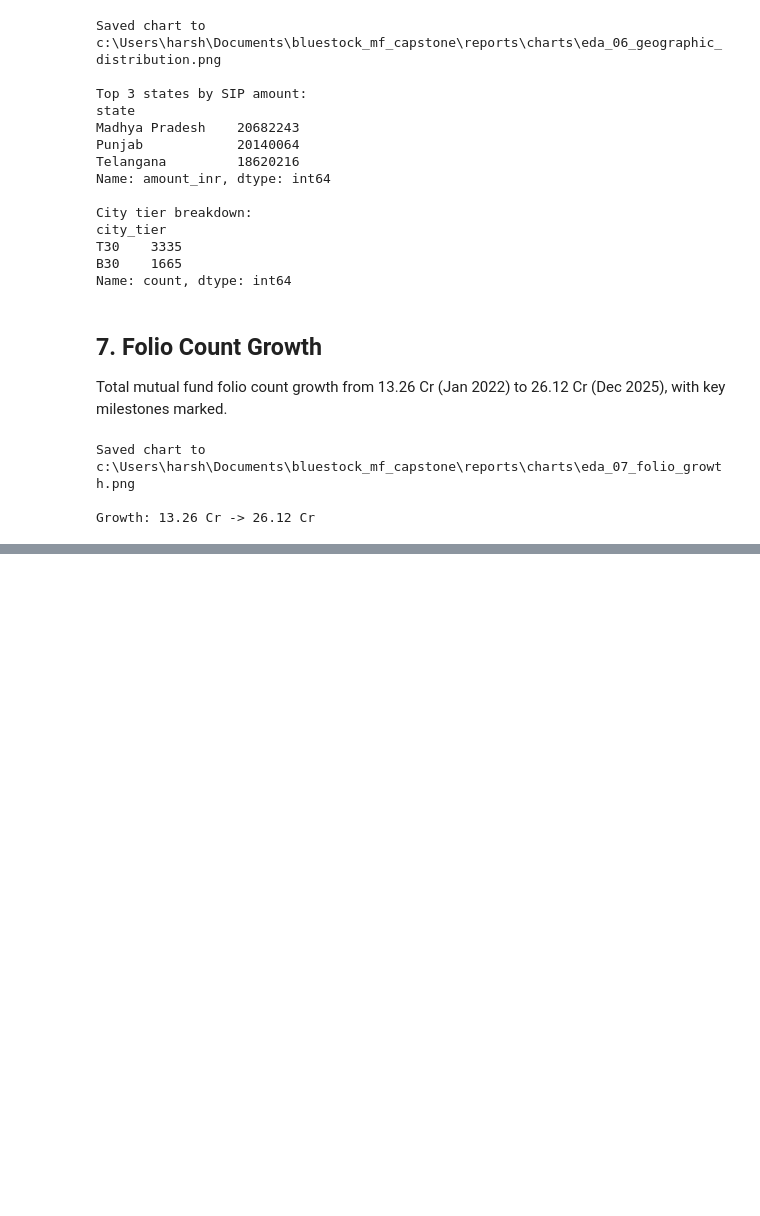
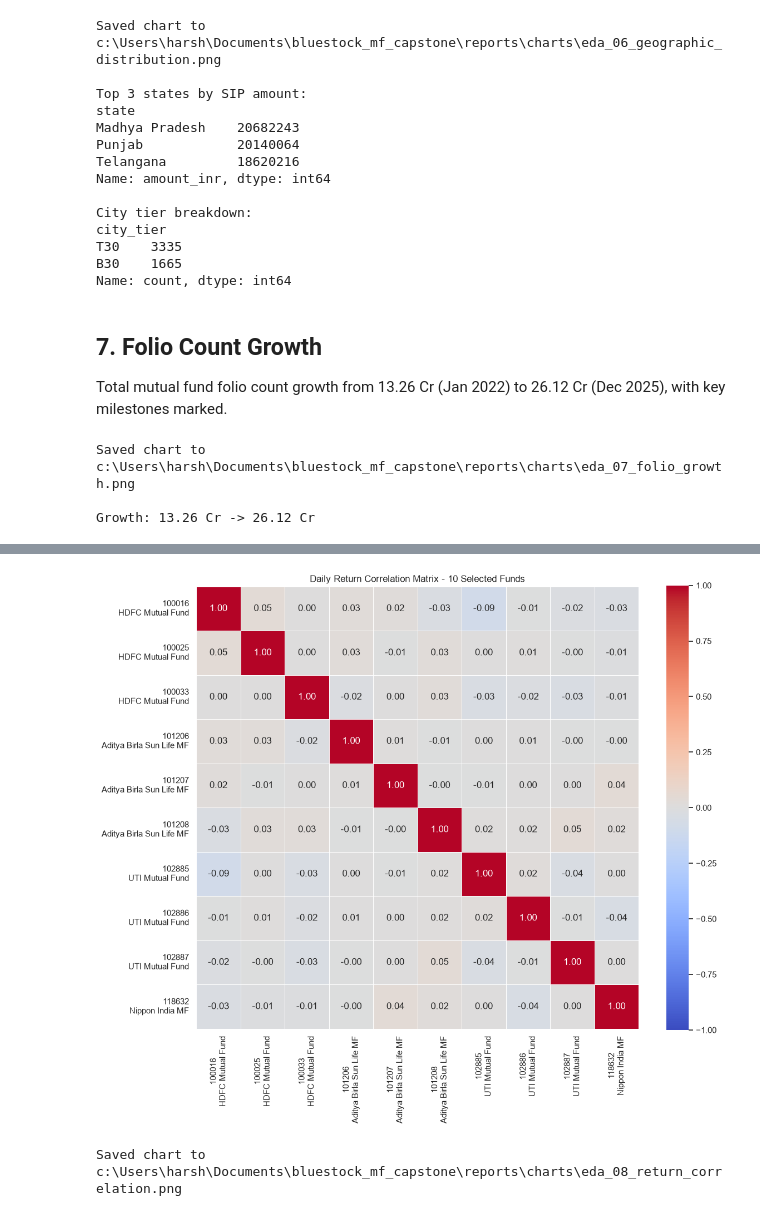
Before and after one commit to harshithnaidu123/bluestock_mf_capstone, a Jupyter notebook: notebooks/03_eda_analysis.ipynb, the cells around one changed output, grey strips where cells are left out. Drawn from its saved outputs; the diff is of its cells as text; code cells hidden in the pictures; blank space fills up the shorter version.

Commit message:
Day 3: NAV return correlation matrix complete for 10 selected funds

```diff
--- a/notebooks/03_eda_analysis.ipynb
+++ b/notebooks/03_eda_analysis.ipynb
@@ -365,0 +370,37 @@ Growth: 13.26 Cr -> 26.12 Cr
+# %%
+# Select 10 funds (first 10 unique amfi_codes, sorted)
+selected_codes = sorted(nav["amfi_code"].unique())[:10]
+
+# Pivot to wide format: one column per fund, NAV value per date
+nav_wide = nav[nav["amfi_code"].isin(selected_codes)].pivot(
+    index="date", columns="amfi_code", values="nav"
+)
+
+# Compute daily returns, then correlation matrix
+returns_wide = nav_wide.pct_change().dropna()
+corr_matrix = returns_wide.corr()
+
+# Map amfi_code to fund_house for readable labels
+code_to_house = fund_master.set_index("amfi_code")["fund_house"].to_dict()
+corr_matrix.columns = [f"{code}\n{code_to_house.get(code, '')}" for code in corr_matrix.columns]
+corr_matrix.index = corr_matrix.columns
+
+plt.figure(figsize=(12, 10))
+sns.heatmap(
+    corr_matrix,
+    annot=True,
+    fmt=".2f",
+    cmap="coolwarm",
+    vmin=-1,
+    vmax=1,
+    linewidths=0.5,
+    square=True,
+)
+plt.title("Daily Return Correlation Matrix - 10 Selected Funds")
+plt.tight_layout()
+plt.savefig(REPORTS_DIR / "eda_08_return_correlation.png", dpi=150, bbox_inches="tight")
+plt.show()
+print(f"Saved chart to {REPORTS_DIR / 'eda_08_return_correlation.png'}")
+# %% [output]
+[figure, added]
+Saved chart to c:\Users\harsh\Documents\bluestock_mf_capstone\reports\charts\eda_08_return_correlation.png
```
Also changed, not shown: parts of 1 cell of this notebook, 1 other file.
